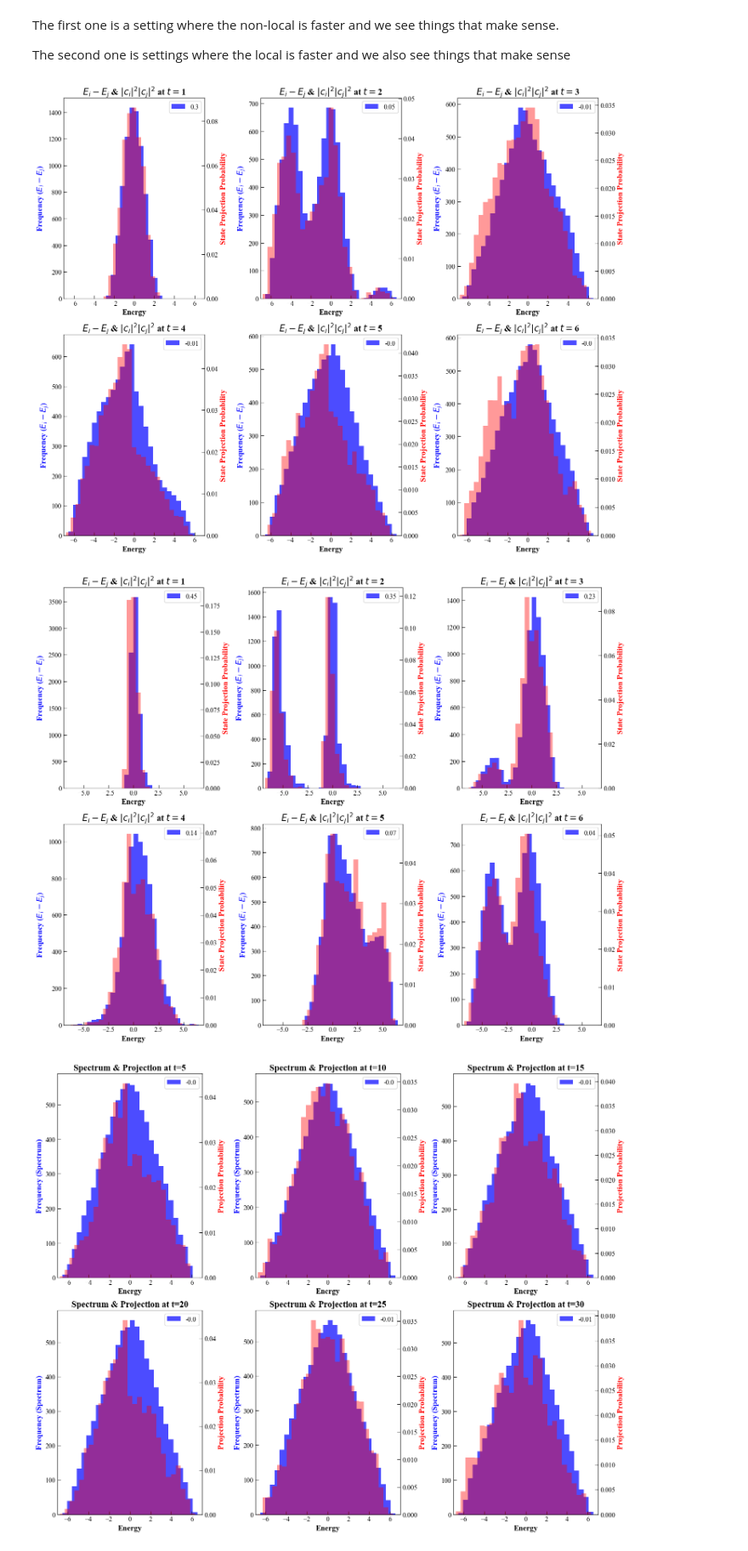
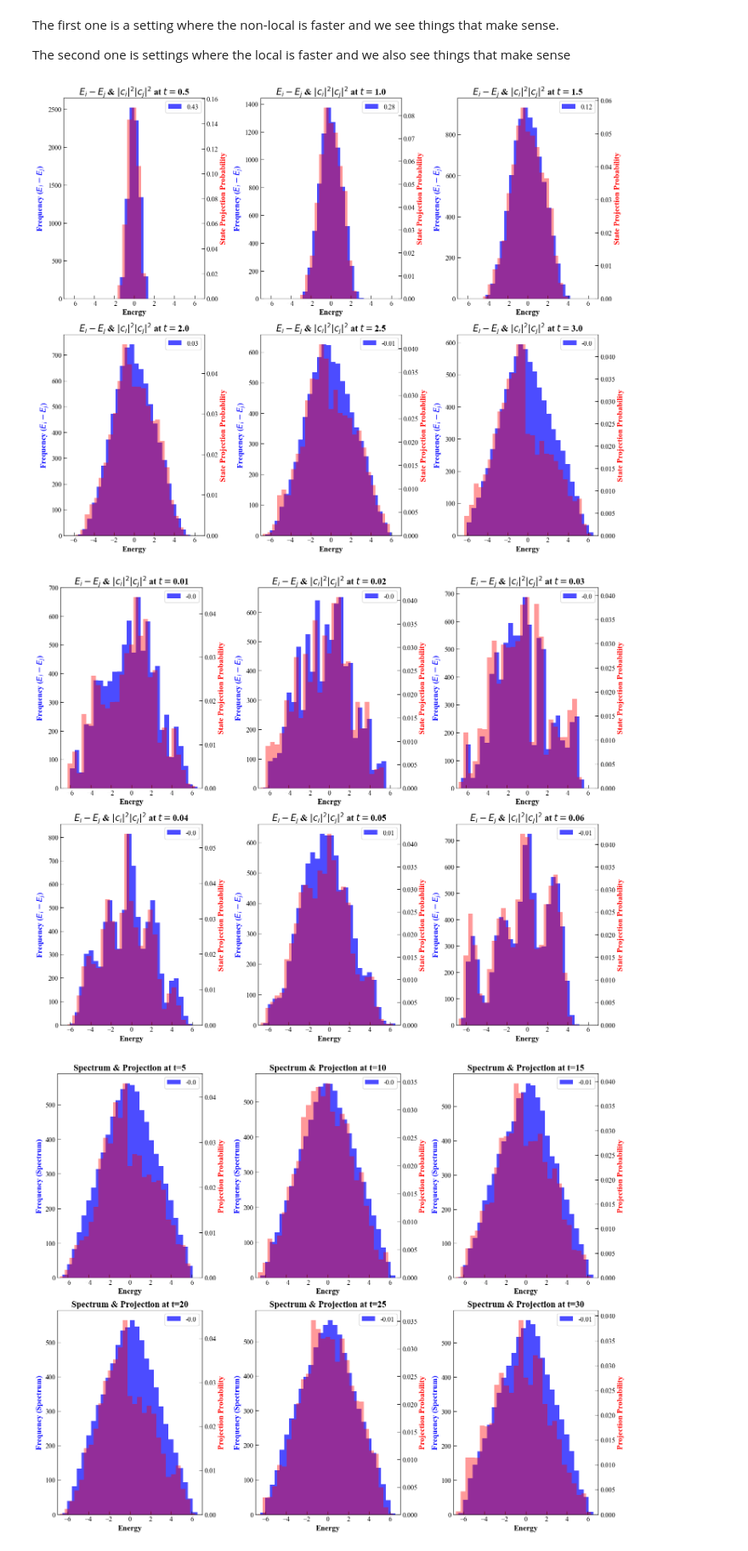
Before and after one commit to MarinAndreGirard/ACL, a Jupyter notebook: Working/Getting_clear_results_on_locality.ipynb, the cells around one changed output. Shown at 85% size. Drawn from its saved outputs; the diff is of its cells as text; code cells hidden in the pictures.

```diff
--- a/Working/Getting_clear_results_on_locality.ipynb
+++ b/Working/Getting_clear_results_on_locality.ipynb
@@ -712,40 +731,40 @@ def H3_evolution(create_H_function_H1, create_H_function_H2, psi, n=8, r=4, a1=0
         for j in range(len(eig_diff)):
             bin_index = np.digitize(eig_diff[j], bins) - 1
             if 0 <= bin_index < len(binned_projection):
                 binned_projection[bin_index] += proj_product[j]
 
         # Plot on the respective axes
         ax = axes[i]
         ax.hist(eig_diff.real, bins=bins, alpha=0.7, color='b', label=f"{cost}")
         ax2 = ax.twinx()
         ax2.bar(bins[:-1], binned_projection, width=np.diff(bins), alpha=0.4, color='r', label="$|r(t)|^2$")
 
         # Set labels, title, and limits
         ax.set_xlim(-min_max, min_max)
         ax.set_title(f"$E_i-E_j$ & $|c_i|^2|c_j|^2$ at $t=${t * f}")
         ax.set_xlabel("Energy")
         ax.set_ylabel("Frequency ($E_i-E_j$)", color='b')
         ax2.set_ylabel("State Projection Probability", color='r')
         ax.legend(loc='upper right')
 
     # Adjust layout to prevent overlap
     plt.tight_layout()
     plt.show()
 
 # Example usage
 n = 8
 psi = create_e_state(n - 1).full()
-a1 = 0.5
-a2 = 0.75
-a3 = 0.2
+a1=0
+a2=28.41901982
+a3=1
 #I SHOULD USE THE OTHER FUNCTIONS TO CREAT H LOCAL!!!
-H3_evolution(create_H_non_local_H0, create_H_non_local_H1, psi, n, 6, a1, a2, a3, 1,7)
-H3_evolution(create_H_2_local_H0, create_H_2_local_H1, psi, n, 6, a1, a2, a3, 1,7)
+H3_evolution(create_H_non_local_H0, create_H_non_local_H1, psi, n, 6, a1, a2, a3, 0.5,7)
+H3_evolution(create_H_2_local_H0, create_H_2_local_H1, psi, n, 6, a1, a2, a3, 0.01,7)
 
 #Here nonlocal shoudl be faster between 0.5 to 10 units of time. should be close to 0 at 4 or 5.
 # %% [output]
-[figure, old version]
+[figure, new version]
-[figure, old version]
+[figure, new version]
 # %%
 # Example usage
 n = 8
```
Also changed, not shown: parts of 5 cells of this notebook, 5 other files.
